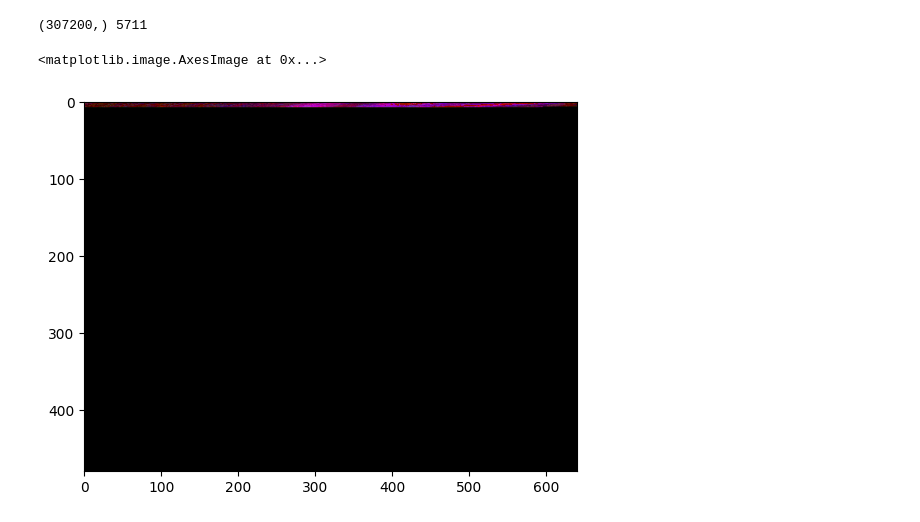
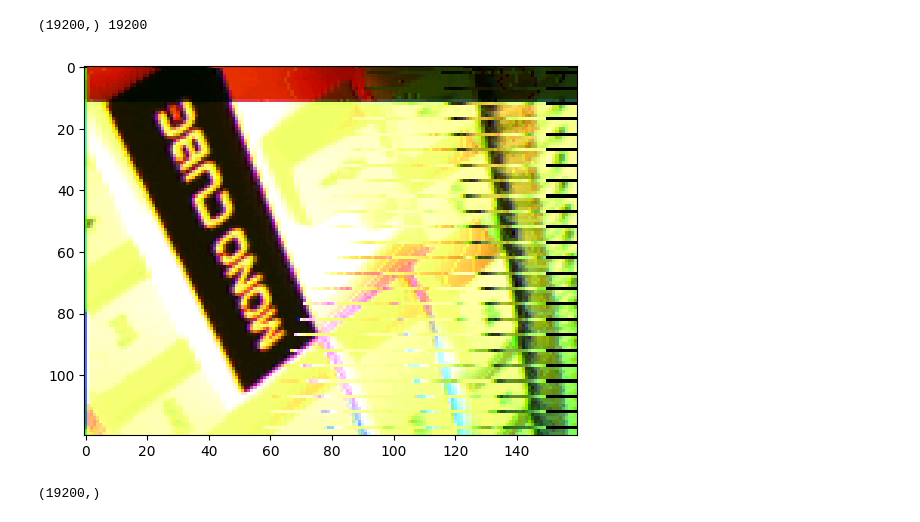
Before and after one commit to yjh2788/raspberry-pi-pico-FPGA, a Jupyter notebook: camera_Project/RGB_IMG_show.ipynb, the cells around one changed output. Saved outputs shown, nothing was run; the diff lists cells and outputs as text; code cells hidden in the pictures.

Commit message:
register setting updated. Image capture successful . Image has a little problem

```diff
--- a/camera_Project/RGB_IMG_show.ipynb
+++ b/camera_Project/RGB_IMG_show.ipynb
@@ -9,16 +9,63 @@ w=160
 h=120
 w=640
 h=480
+w=160
+h=120
 
 
-data_from_txt,len_=get_image_from_txtFile(w,h,"../output.txt",np.uint16)
+data_from_txt,len_=get_image_from_txtFile(w,h,"../output.txt",imagetype.RGB)
 print(data_from_txt.shape,len_)
 # %% [output]
-(307200,) 5711
+(19200,) 19200
 # %%
 rgb=RGB565_to_RGB888(data_from_txt,h,w)
 rgb.shape
 plt.imshow(rgb)
+cv2.imshow("img",rgb)
+cv2.waitKey(0)
+cv2.destroyAllWindows()
 # %% [output]
-<matplotlib.image.AxesImage at 0x...>
-[figure, old version]
+[figure, new version]
+# %%
+width=w
+height=h
+path="../output.txt"
+dtype=imagetype.RGB
+
+if dtype==imagetype.RGB:
+    data_values = convert_8bit_to_16bit(path)
+    d=np.uint16
+    total_pixels = width * height
+    image_array = np.zeros((height, width), dtype=d)
+else:
+    d=np.uint8
+    #read data from file
+    total_pixels = width * height*2
+    image_array = np.zeros((height, width*2), dtype=d)
+    with open(path, "r") as file:
+        data = file.read()
+        # extract pixel data
+        data_values = [int(val, 16) for val in data.split()]
+# flat_data=np.array(data_values)
+# # flat_data=flat_data.flatten().reshape((-1, 1)).view(d).flatten()
+# return flat_data,len(data_values)
+# data clipping
+for i, value in enumerate(data_values):
+    if i >= total_pixels:
+        break
+
+    if dtype==imagetype.RGB:
+        row = i // width
+        col = i % width
+        image_array[row, col] = int(value,16)
+    else:
+        row = i // (width*2)
+        col = i % (width*2)
+        image_array[row, col] = value
+
+flat_data=image_array.flatten()
+
+flat_data=flat_data.reshape((-1, 1)).view(d).flatten()
+flat_data.shape
+# %% [output]
+(19200,)
```
Also changed, not shown: 32 other files.
